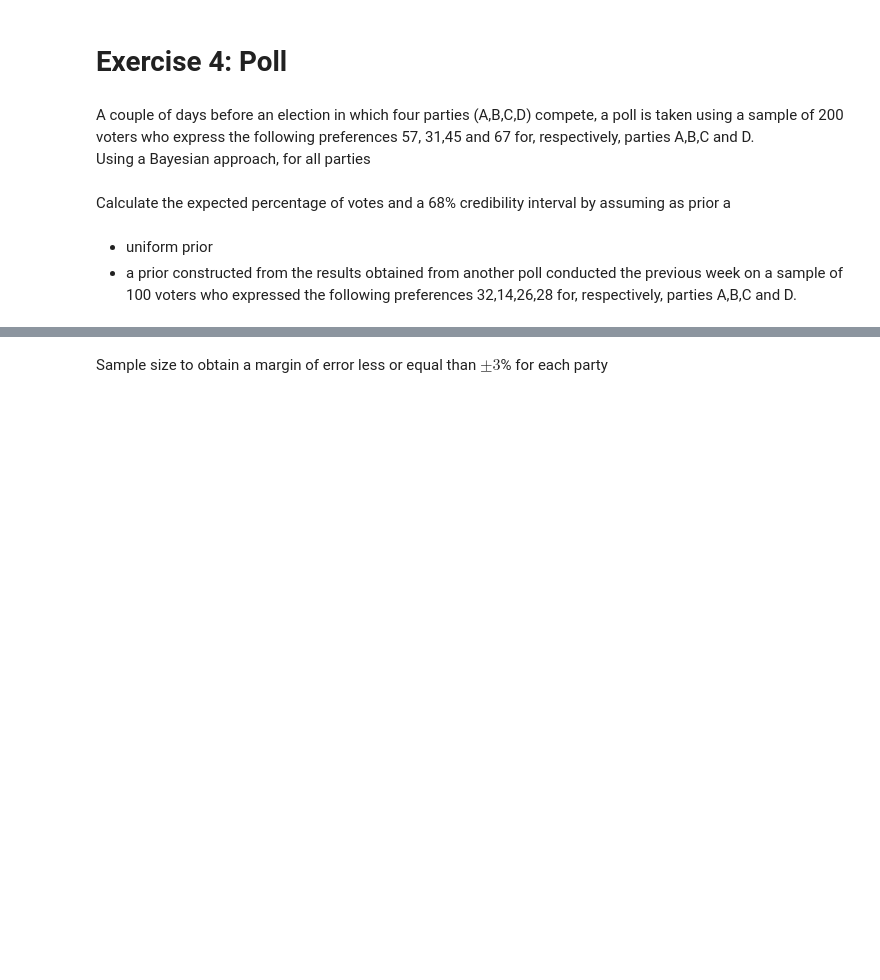
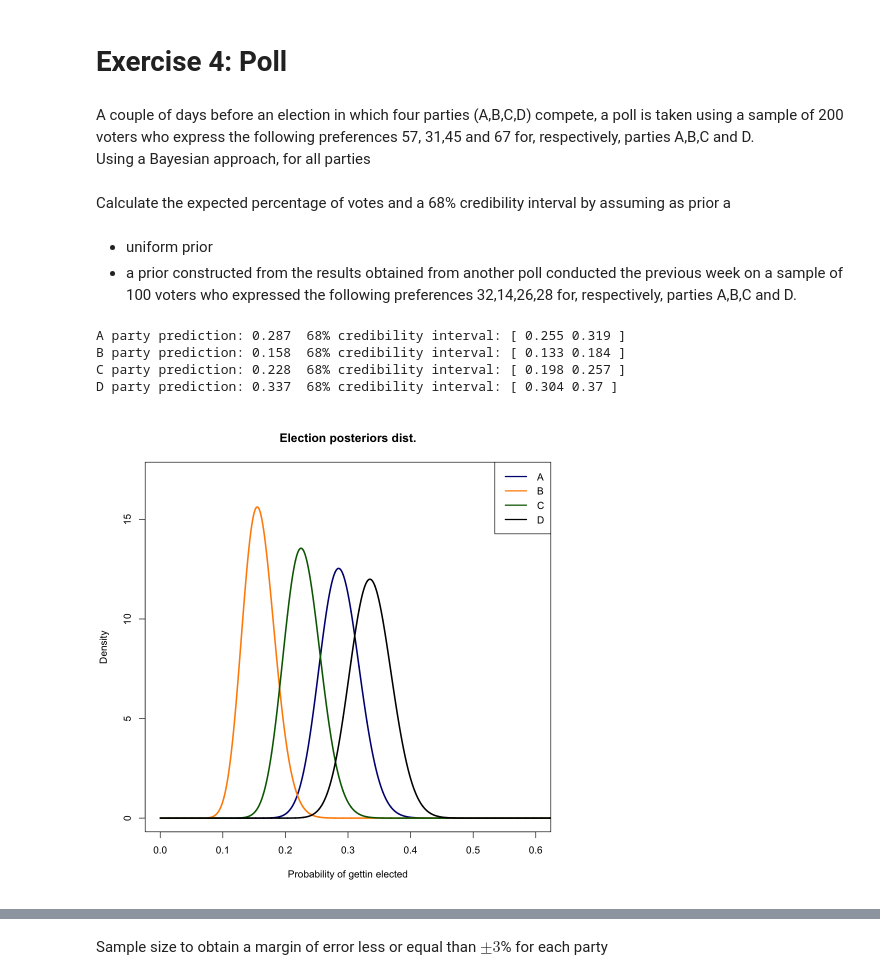
Before and after one commit to GiacomoLongaroni/Advanced_Statistics_For_Physics_Analysis_24, a Jupyter notebook: Rlab03/Giacomo_Longaroni_Rlab03.ipynb, the cells around one changed output, grey strips where cells are left out. Cells and saved outputs as stored; diff of their text form; code cells hidden in the pictures; blank space fills up the shorter version.

```diff
--- a/Rlab03/Giacomo_Longaroni_Rlab03.ipynb
+++ b/Rlab03/Giacomo_Longaroni_Rlab03.ipynb
@@ -470,0 +456,53 @@ Aposterior <- pbeta(p, 1 + 67, 1 + 200)
+# %%
+# explicative code for election
+
+total <- 200
+A_votes <- 57
+B_votes <- 31
+C_votes <- 45
+D_votes <- 67
+
+# prior uniform distribution (can be considered as a ~ Beta(1,1))
+uniform_prior <- rep(1,length(p))
+
+# So the posterior in the Bayesian approach can be computed as a Beta function
+# posterior = Beta( alpha = pior(alpha) + n.succes, beta = prior(beta) + n.failure )
+A_posterior <- dbeta(p, 1 + A_votes, 1 + total - A_votes)
+B_posterior <- dbeta(p, 1 + B_votes, 1 + total - B_votes)
+C_posterior <- dbeta(p, 1 + C_votes, 1 + total - C_votes)
+D_posterior <- dbeta(p, 1 + D_votes, 1 + total - D_votes)
+
+plot(p, A_posterior,
+     type = 'l',
+     col = 'navy',
+     lwd = 2.5,
+     xlab = "Probability of gettin elected",
+     ylab = "Density",
+     main = "Election posteriors dist.",
+     ylim = c(0,  max(Bposterior) * 1.1),
+     xlim = c(0, 0.6))
+
+lines(p, B_posterior, lwd = 2.5, lty = 1, col = 'dark orange')
+lines(p, C_posterior, lwd = 2.5, lty = 1, col = 'dark green')
+lines(p, D_posterior, lwd = 2.5, lty = 1, col = 'black')
+legend('topright', legend = c('A', 'B', 'C', 'D'), col = c('Navy', 'dark orange', 'dark green', 'black'), lwd = 2, lty = 1)
+
+A_prediction <- (1 + A_votes)/(1 + A_votes + 1 + total - A_votes)
+A_interval   <- qbeta(c(0.16,0.84), 1 + A_votes, 1 + total - A_votes )
+B_prediction <- (1 + B_votes)/(1 + B_votes + 1 + total - B_votes)
+B_interval   <- qbeta(c(0.16,0.84), 1 + B_votes, 1 + total - B_votes )
+C_prediction <- (1 + C_votes)/(1 + C_votes + 1 + total - C_votes)
+C_interval   <- qbeta(c(0.16,0.84), 1 + C_votes, 1 + total - C_votes )
+D_prediction <- (1 + D_votes)/(1 + D_votes + 1 + total - D_votes)
+D_interval   <- qbeta(c(0.16,0.84), 1 + D_votes, 1 + total - D_votes )
+
+cat('A party prediction:',round(A_prediction,3),' 68% credibility interval:','[',round(A_interval,3),']\n' )
+cat('B party prediction:',round(B_prediction,3),' 68% credibility interval:','[',round(B_interval,3),']\n' )
+cat('C party prediction:',round(C_prediction,3),' 68% credibility interval:','[',round(C_interval,3),']\n' )
+cat('D party prediction:',round(D_prediction,3),' 68% credibility interval:','[',round(D_interval,3),']' )
+# %% [output]
+A party prediction: 0.287  68% credibility interval: [ 0.255 0.319 ]
+B party prediction: 0.158  68% credibility interval: [ 0.133 0.184 ]
+C party prediction: 0.228  68% credibility interval: [ 0.198 0.257 ]
+D party prediction: 0.337  68% credibility interval: [ 0.304 0.37 ]
+[figure, added]
```
Also changed, not shown: parts of 3 cells of this notebook.
